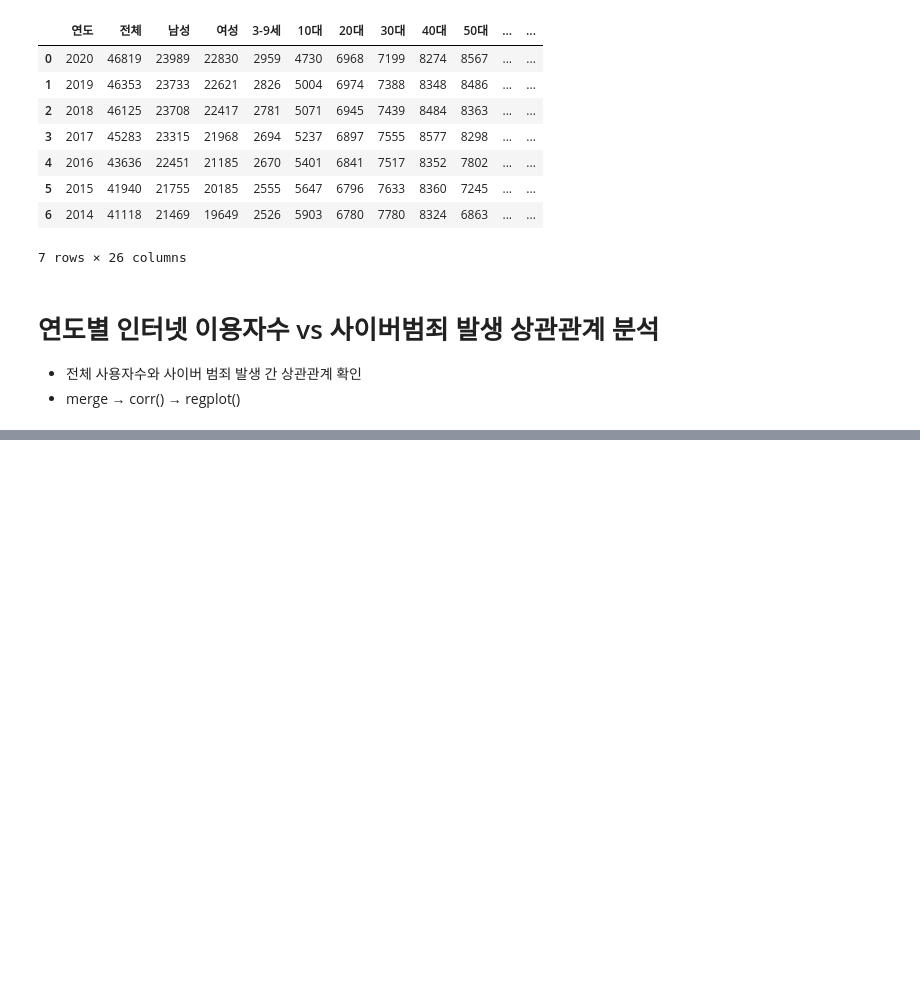
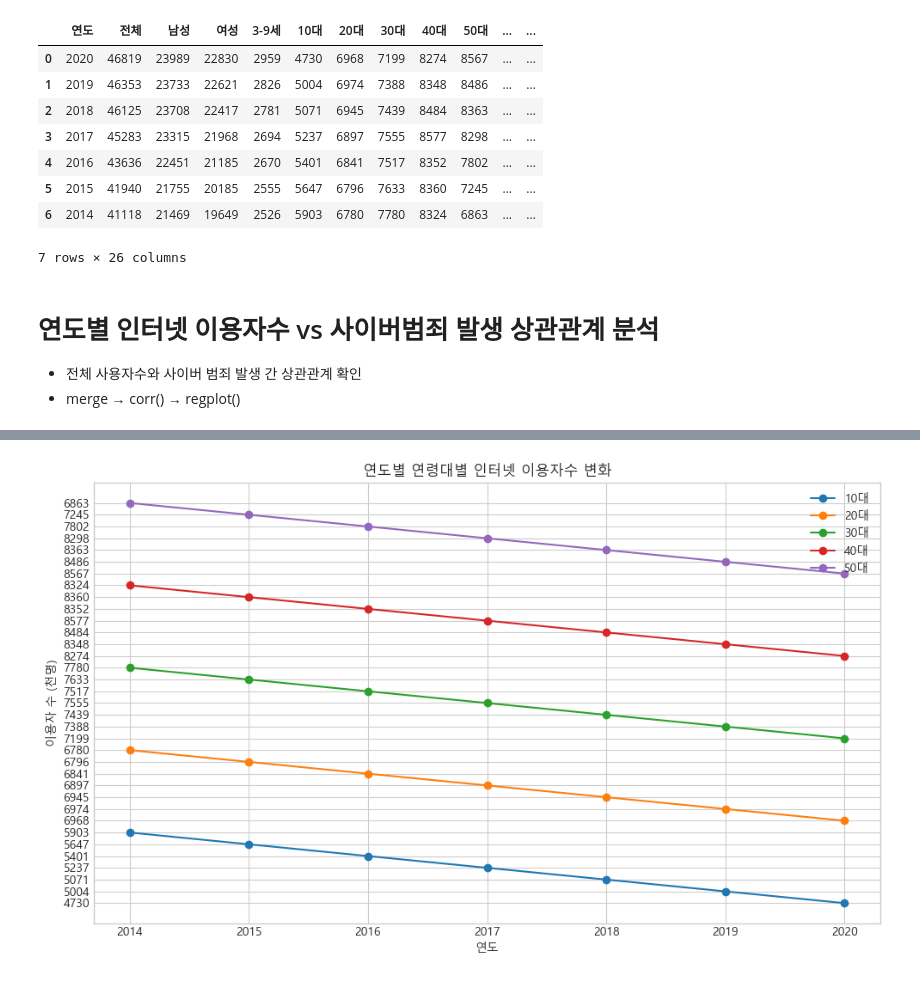
Before and after one commit to ppyoo1229/ML_Study, a Jupyter notebook: 산업공학실험/산업공학실험 과제_003_12226147_표채연_20250411_6주차과제.ipynb, the cells around one changed output, grey strips where cells are left out. Drawn from its saved outputs; the diff is of its cells as text; code cells hidden in the pictures; blank space fills up the shorter version.

```diff
--- a/산업공학실험/산업공학실험 과제_003_12226147_표채연_20250411_6주차과제.ipynb
+++ b/산업공학실험/산업공학실험 과제_003_12226147_표채연_20250411_6주차과제.ipynb
@@ -153,0 +176,23 @@ NameError: name 'df_crime' is not defined
+# %%
+# 연령대별 인터넷 사용자수 변화
+# 연령대 컬럼만 추출 (이미 한글로 정리된 상태 기준)
+연령대컬럼 = ['10대', '20대', '30대', '40대', '50대']
+
+# 연도별 연령대 이용자수 데이터프레임 만들기
+age = internet[['연도'] + 연령대컬럼].copy()
+age['연도'] = age['연도'].astype(int)
+
+# 라인 그래프로 시각화
+plt.figure(figsize=(10, 6))
+for col in 연령대컬럼:
+    plt.plot(age['연도'], age[col], marker='o', label=col)
+
+plt.title('연도별 연령대별 인터넷 이용자수 변화')
+plt.xlabel('연도')
+plt.ylabel('이용자 수 (천명)')
+plt.legend()
+plt.grid(True)
+plt.tight_layout()
+plt.show()
+# %% [output]
+[figure, added]
```
Also changed, not shown: parts of 4 cells of this notebook.
